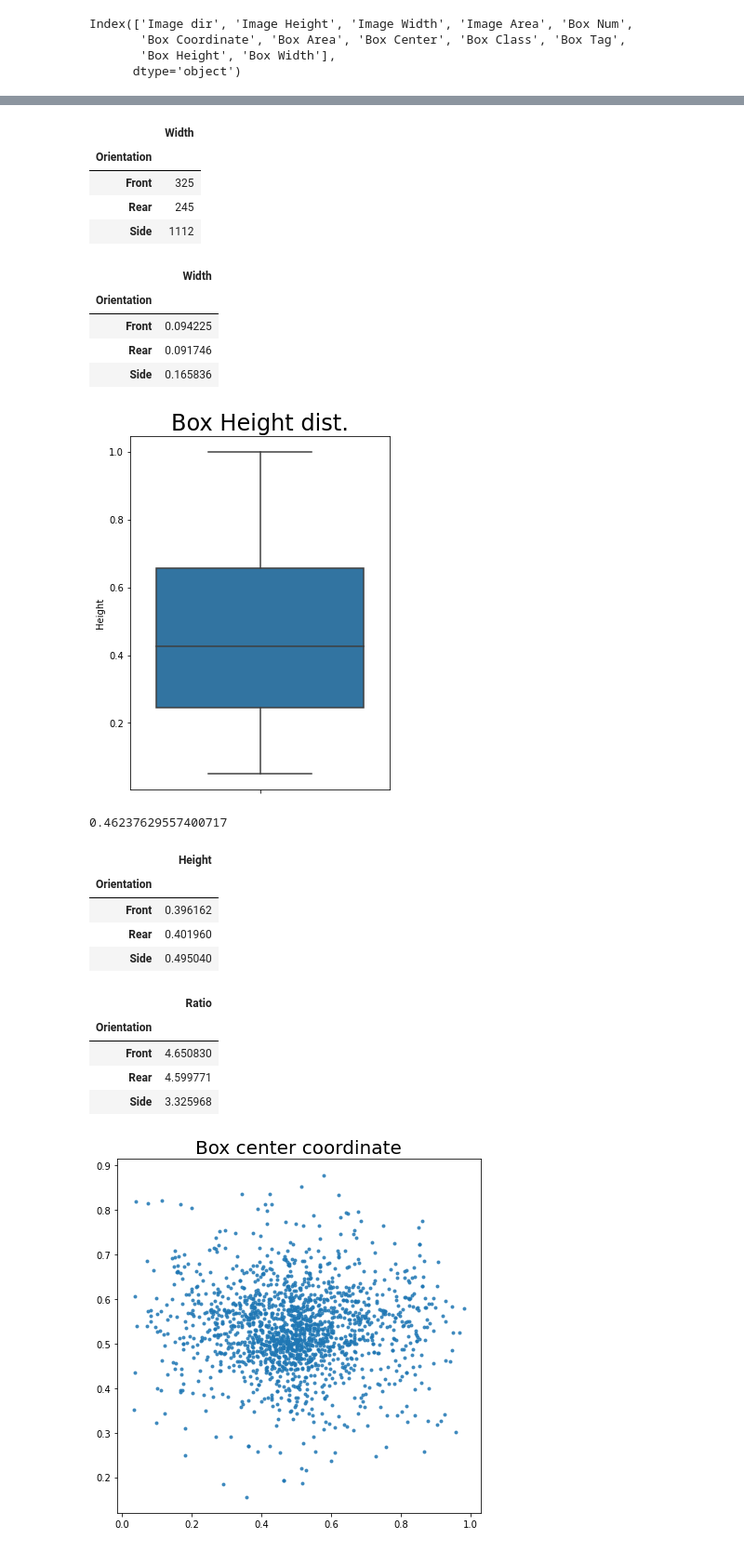
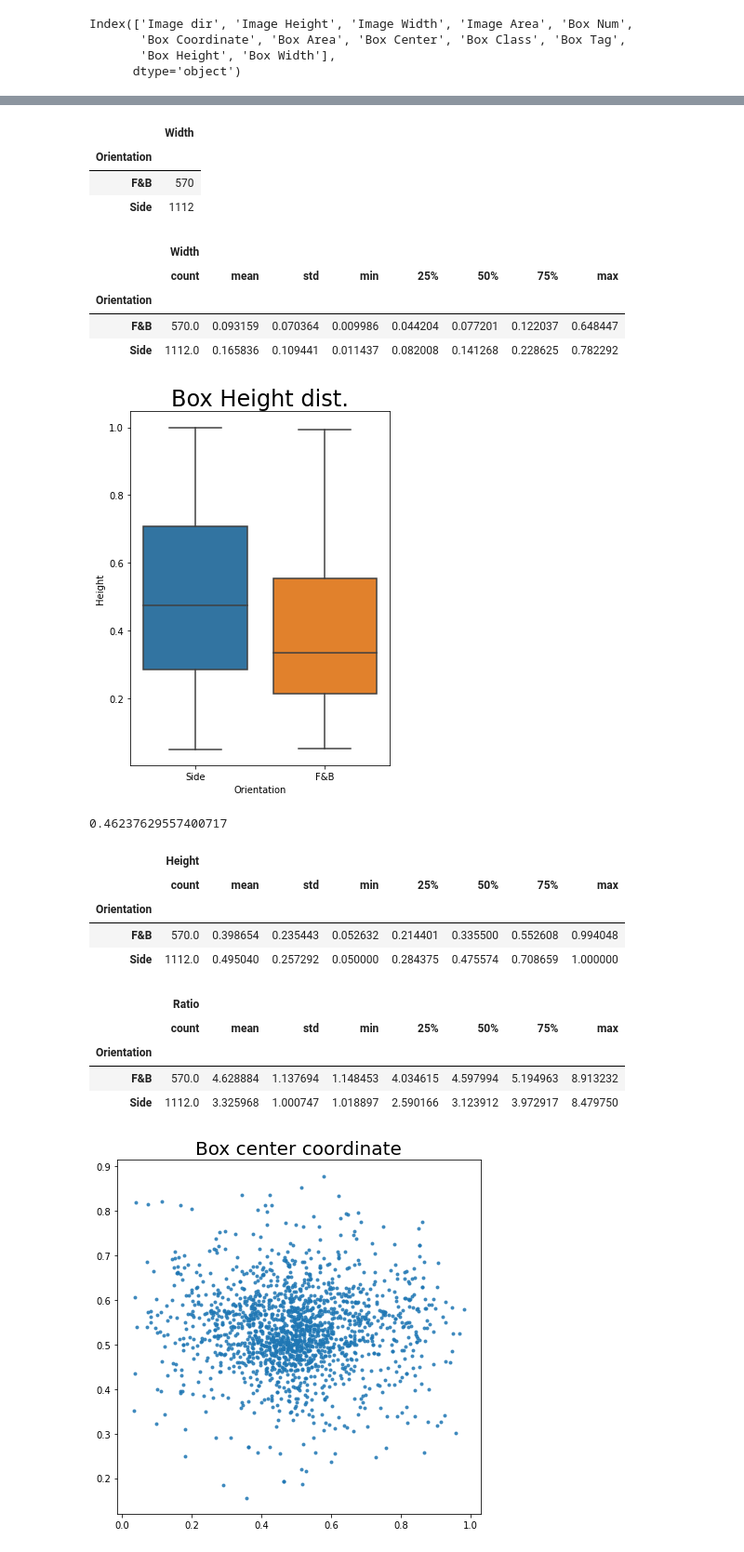
Before and after one commit to boostcampaitech2/final-project-level3-cv-01, a Jupyter notebook: utils/EDA.ipynb, the cells around one changed output, grey strips where cells are left out. Shown at 93% size. Cells and saved outputs as stored; diff of their text form; code cells hidden in the pictures.

```diff
--- a/utils/EDA.ipynb
+++ b/utils/EDA.ipynb
@@ -150,6 +150,8 @@ df_box = pd.DataFrame(
 )
 # %%
 df_box = df_box.assign(Ratio=lambda x: x['Height']/x['Width'], )
+# %%
+df_box['Orientation'] = df_box['Orientation'].map(lambda x: 'Side' if x == 'Side' else 'F&B', )
 # %%
 df_box['Label'] = df_box['Label'].apply(lambda x: labels[x])
 df_box
@@ -190,43 +192,42 @@ df_box[['Width','Orientation']].groupby('Orientation').count()
 # %% [output]
 |  | Width |
 | Orientation |  |
-| Front | 325 |
-| Rear | 245 |
+| F&B | 570 |
 | Side | 1112 |
 # %%
-df_box[['Width','Orientation']].groupby('Orientation').mean()
+df_box[['Width','Orientation']].groupby('Orientation').describe()
 # %% [output]
-|  | Width |
-| Orientation |  |
-| Front | 0.094225 |
-| Rear | 0.091746 |
-| Side | 0.165836 |
+|  | Width |  |  |  |  |  |  |  |
+|  | count | mean | std | min | 25% | 50% | 75% | max |
+| Orientation |  |  |  |  |  |  |  |  |
+| F&B | 570.0 | 0.093159 | 0.070364 | 0.009986 | 0.044204 | 0.077201 | 0.122037 | 0.648447 |
+| Side | 1112.0 | 0.165836 | 0.109441 | 0.011437 | 0.082008 | 0.141268 | 0.228625 | 0.782292 |
 # %%
 fig, ax = plt.subplots(1,1, figsize=(5, 7))
-sns.boxplot( y='Height', data=df_box, ax=ax,
+sns.boxplot( x = 'Orientation',y='Height', data=df_box, ax=ax,
               )
 ax.set_title('Box Height dist.', fontsize=24)
 plt.show()
 print(df_box['Height'].mean())
 # %% [output]
-[figure, old version]
+[figure, new version]
 0.46237629557400717
 # %%
-df_box[['Height','Orientation']].groupby('Orientation').mean()
+df_box[['Height','Orientation']].groupby('Orientation').describe()
 # %% [output]
-|  | Height |
-| Orientation |  |
-| Front | 0.396162 |
-| Rear | 0.401960 |
-| Side | 0.495040 |
+|  | Height |  |  |  |  |  |  |  |
+|  | count | mean | std | min | 25% | 50% | 75% | max |
+| Orientation |  |  |  |  |  |  |  |  |
+| F&B | 570.0 | 0.398654 | 0.235443 | 0.052632 | 0.214401 | 0.335500 | 0.552608 | 0.994048 |
+| Side | 1112.0 | 0.495040 | 0.257292 | 0.050000 | 0.284375 | 0.475574 | 0.708659 | 1.000000 |
 # %%
-df_box[['Ratio','Orientation']].groupby('Orientation').mean()
+df_box[['Ratio','Orientation']].groupby('Orientation').describe()
 # %% [output]
-|  | Ratio |
-| Orientation |  |
-| Front | 4.650830 |
-| Rear | 4.599771 |
-| Side | 3.325968 |
+|  | Ratio |  |  |  |  |  |  |  |
+|  | count | mean | std | min | 25% | 50% | 75% | max |
+| Orientation |  |  |  |  |  |  |  |  |
+| F&B | 570.0 | 4.628884 | 1.137694 | 1.148453 | 4.034615 | 4.597994 | 5.194963 | 8.913232 |
+| Side | 1112.0 | 3.325968 | 1.000747 | 1.018897 | 2.590166 | 3.123912 | 3.972917 | 8.479750 |
 # %%
 center_x = df_box['Center'].apply(lambda x: x[0])
 center_y = df_box['Center'].apply(lambda x: x[1])
```
Also changed, not shown: parts of 5 cells of this notebook.
